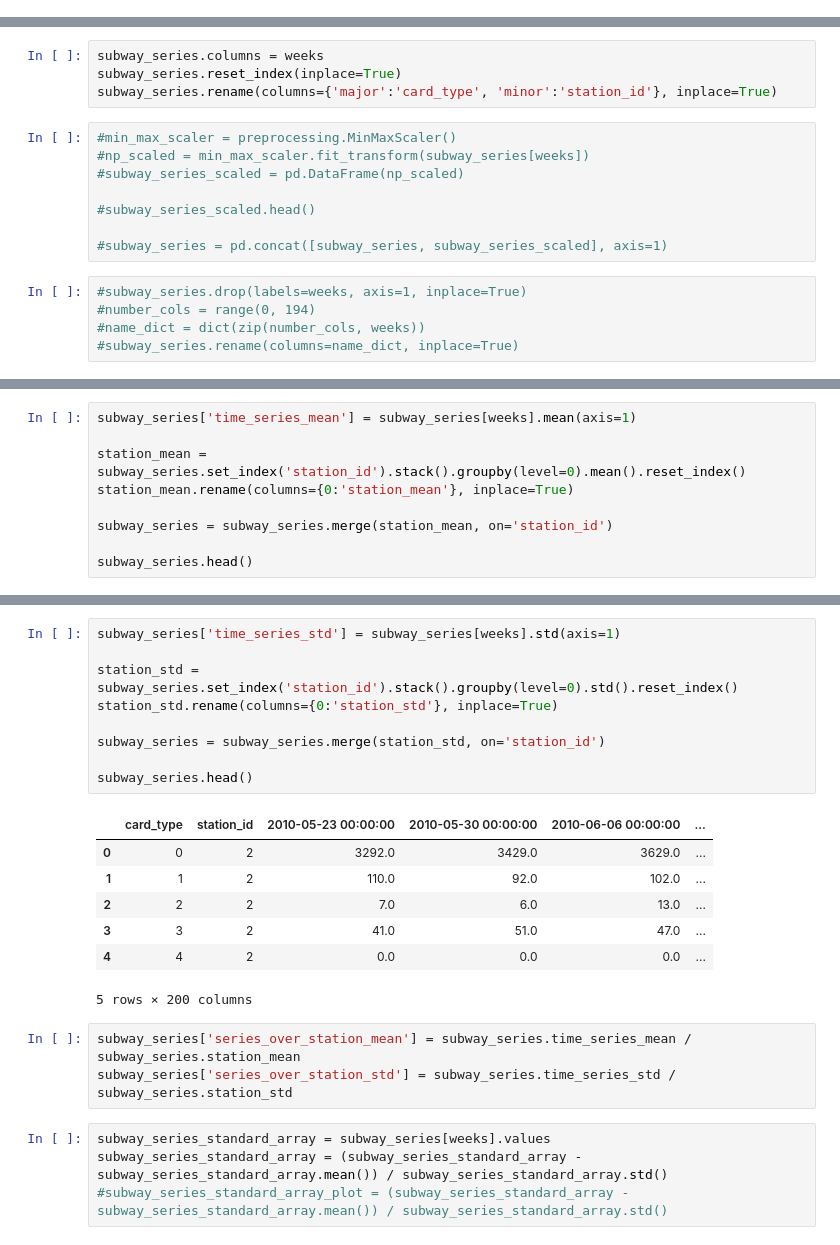
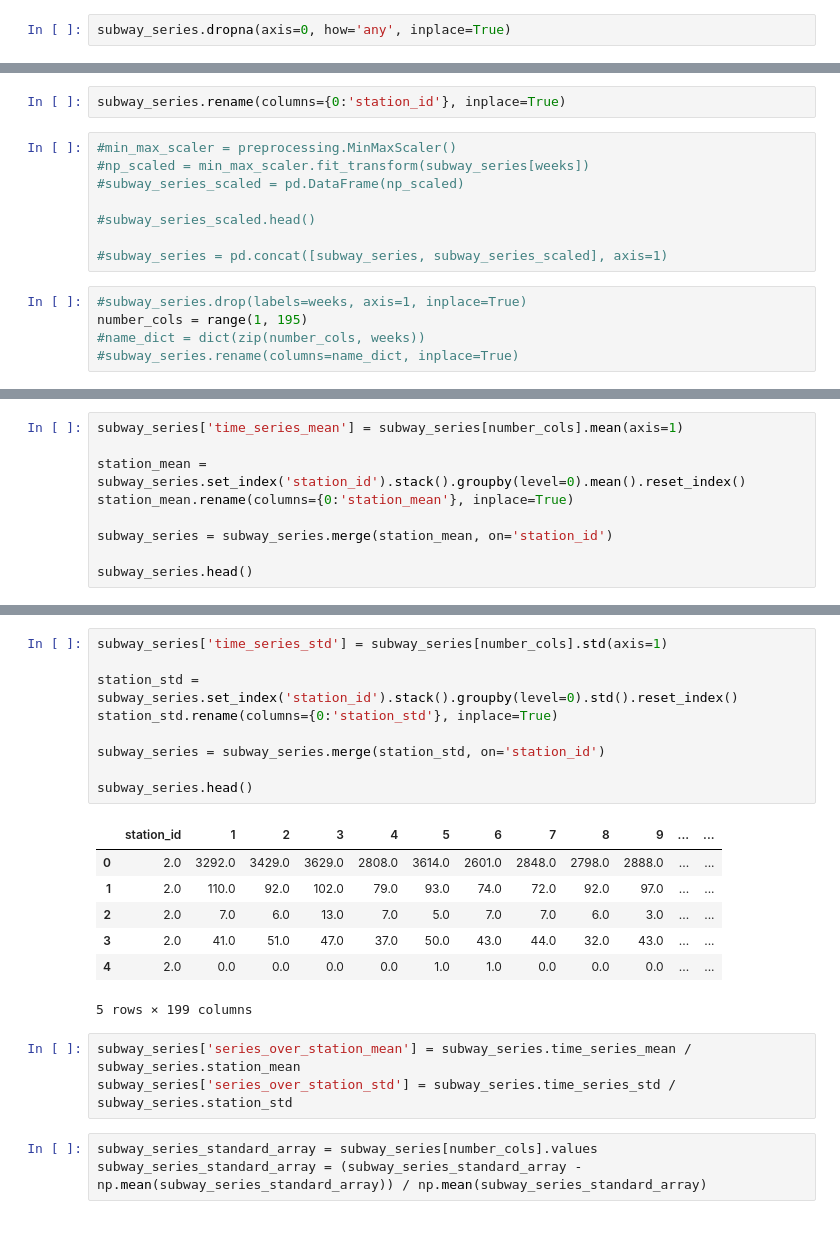
Before and after one commit to tharma3/PUI2018_mrn291, a Jupyter notebook: HW11_mrn291/Assignment_1.ipynb, the cells around one changed output, grey strips where cells are left out. Drawn from its saved outputs; the diff is of its cells as text.

```diff
--- a/HW11_mrn291/Assignment_1.ipynb
+++ b/HW11_mrn291/Assignment_1.ipynb
@@ -268,3 +260,5 @@ dtype: int64
+# %%
+subway_series.dropna(axis=0, how='any', inplace=True)
 # %%
 subway_series.head()
 # %% [output]
@@ -279,7 +276,5 @@ subway_series.head()
 # %%
-subway_series.columns = weeks
-subway_series.reset_index(inplace=True)
-subway_series.rename(columns={'major':'card_type', 'minor':'station_id'}, inplace=True)
+subway_series.rename(columns={0:'station_id'}, inplace=True)
 # %%
 #min_max_scaler = preprocessing.MinMaxScaler()
 #np_scaled = min_max_scaler.fit_transform(subway_series[weeks])
@@ -290,7 +285,7 @@ subway_series.rename(columns={'major':'card_type', 'minor':'station_id'}, inplac
 #subway_series = pd.concat([subway_series, subway_series_scaled], axis=1)
 # %%
 #subway_series.drop(labels=weeks, axis=1, inplace=True)
-#number_cols = range(0, 194)
+number_cols = range(1, 195)
 #name_dict = dict(zip(number_cols, weeks))
 #subway_series.rename(columns=name_dict, inplace=True)
 # %%
@@ -306,5 +301,5 @@ subway_series.head()
 # %%
-subway_series['time_series_mean'] = subway_series[weeks].mean(axis=1)
+subway_series['time_series_mean'] = subway_series[number_cols].mean(axis=1)
 
 station_mean = subway_series.set_index('station_id').stack().groupby(level=0).mean().reset_index()
 station_mean.rename(columns={0:'station_mean'}, inplace=True)
@@ -323,24 +318,23 @@ subway_series.head()
 # %%
-subway_series['time_series_std'] = subway_series[weeks].std(axis=1)
+subway_series['time_series_std'] = subway_series[number_cols].std(axis=1)
 
 station_std = subway_series.set_index('station_id').stack().groupby(level=0).std().reset_index()
 station_std.rename(columns={0:'station_std'}, inplace=True)
 
 subway_series = subway_series.merge(station_std, on='station_id')
 
 subway_series.head()
 # %% [output]
-|  | card_type | station_id | 2010-05-23 00:00:00 | 2010-05-30 00:00:00 | 2010-06-06 00:00:00 | ... |
-| 0 | 0 | 2 | 3292.0 | 3429.0 | 3629.0 | ... |
-| 1 | 1 | 2 | 110.0 | 92.0 | 102.0 | ... |
-| 2 | 2 | 2 | 7.0 | 6.0 | 13.0 | ... |
-| 3 | 3 | 2 | 41.0 | 51.0 | 47.0 | ... |
-| 4 | 4 | 2 | 0.0 | 0.0 | 0.0 | ... |
+|  | station_id | 1 | 2 | 3 | 4 | 5 | 6 | 7 | 8 | 9 | ... | ... |
+| 0 | 2.0 | 3292.0 | 3429.0 | 3629.0 | 2808.0 | 3614.0 | 2601.0 | 2848.0 | 2798.0 | 2888.0 | ... | ... |
+| 1 | 2.0 | 110.0 | 92.0 | 102.0 | 79.0 | 93.0 | 74.0 | 72.0 | 92.0 | 97.0 | ... | ... |
+| 2 | 2.0 | 7.0 | 6.0 | 13.0 | 7.0 | 5.0 | 7.0 | 7.0 | 6.0 | 3.0 | ... | ... |
+| 3 | 2.0 | 41.0 | 51.0 | 47.0 | 37.0 | 50.0 | 43.0 | 44.0 | 32.0 | 43.0 | ... | ... |
+| 4 | 2.0 | 0.0 | 0.0 | 0.0 | 0.0 | 1.0 | 1.0 | 0.0 | 0.0 | 0.0 | ... | ... |
-5 rows × 200 columns
+5 rows × 199 columns
 # %%
 subway_series['series_over_station_mean'] = subway_series.time_series_mean / subway_series.station_mean
 subway_series['series_over_station_std'] = subway_series.time_series_std / subway_series.station_std
 # %%
-subway_series_standard_array = subway_series[weeks].values
-subway_series_standard_array = (subway_series_standard_array - subway_series_standard_array.mean()) / subway_series_standard_array.std()
-#subway_series_standard_array_plot = (subway_series_standard_array - subway_series_standard_array.mean()) / subway_series_standard_array.std()
+subway_series_standard_array = subway_series[number_cols].values
+subway_series_standard_array = (subway_series_standard_array - np.mean(subway_series_standard_array)) / np.mean(subway_series_standard_array)
```
Also changed, not shown: parts of 19 cells of this notebook.
